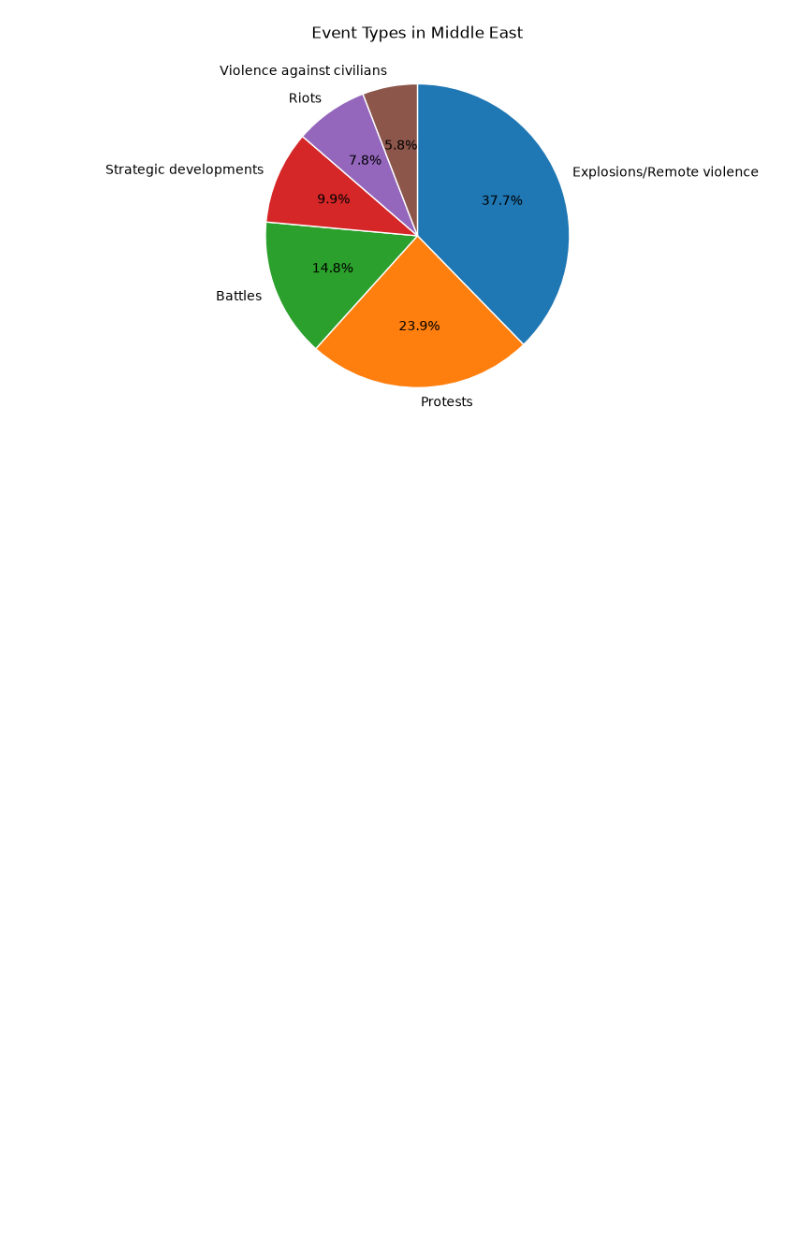
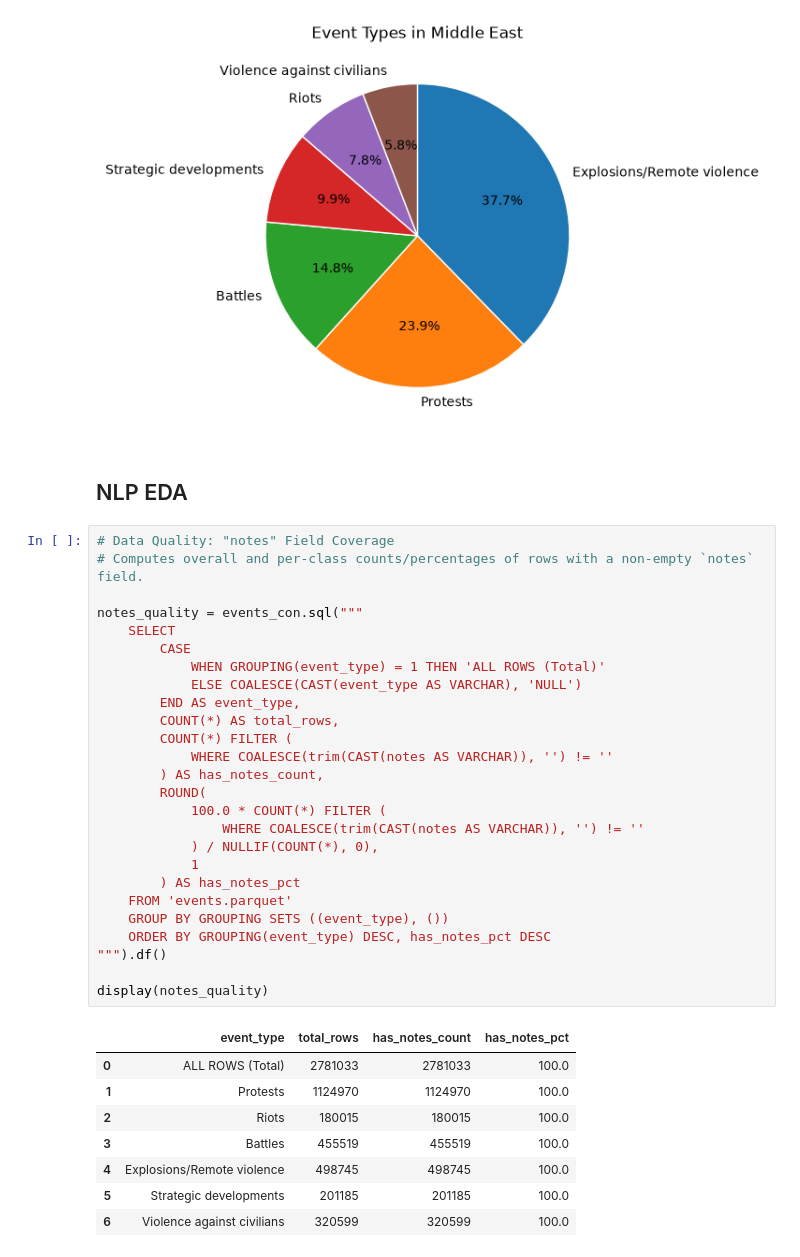
Before and after one commit to mauramann/dsan6000-final-project, a Jupyter notebook: EDA.ipynb, the cells around one changed output. Cells and saved outputs as stored; diff of their text form; blank space fills up the shorter version.

```diff
--- a/EDA.ipynb
+++ b/EDA.ipynb
@@ -157,3 +164,40 @@ plt.tight_layout()
 plt.show()
 # %% [output]
 [figure]
+# %% [markdown]
+## NLP EDA
+# %%
+# Data Quality: "notes" Field Coverage
+# Computes overall and per-class counts/percentages of rows with a non-empty `notes` field.
+
+notes_quality = events_con.sql("""
+    SELECT
+        CASE
+            WHEN GROUPING(event_type) = 1 THEN 'ALL ROWS (Total)'
+            ELSE COALESCE(CAST(event_type AS VARCHAR), 'NULL')
+        END AS event_type,
+        COUNT(*) AS total_rows,
+        COUNT(*) FILTER (
+            WHERE COALESCE(trim(CAST(notes AS VARCHAR)), '') != ''
+        ) AS has_notes_count,
+        ROUND(
+            100.0 * COUNT(*) FILTER (
+                WHERE COALESCE(trim(CAST(notes AS VARCHAR)), '') != ''
+            ) / NULLIF(COUNT(*), 0),
+            1
+        ) AS has_notes_pct
+    FROM 'events.parquet'
+    GROUP BY GROUPING SETS ((event_type), ())
+    ORDER BY GROUPING(event_type) DESC, has_notes_pct DESC
+""").df()
+
+display(notes_quality)
+# %% [output]
+|  | event_type | total_rows | has_notes_count | has_notes_pct |
+| 0 | ALL ROWS (Total) | 2781033 | 2781033 | 100.0 |
+| 1 | Protests | 1124970 | 1124970 | 100.0 |
+| 2 | Riots | 180015 | 180015 | 100.0 |
+| 3 | Battles | 455519 | 455519 | 100.0 |
+| 4 | Explosions/Remote violence | 498745 | 498745 | 100.0 |
+| 5 | Strategic developments | 201185 | 201185 | 100.0 |
+| 6 | Violence against civilians | 320599 | 320599 | 100.0 |
```
Also changed, not shown: parts of 9 cells of this notebook, 2 other files.
